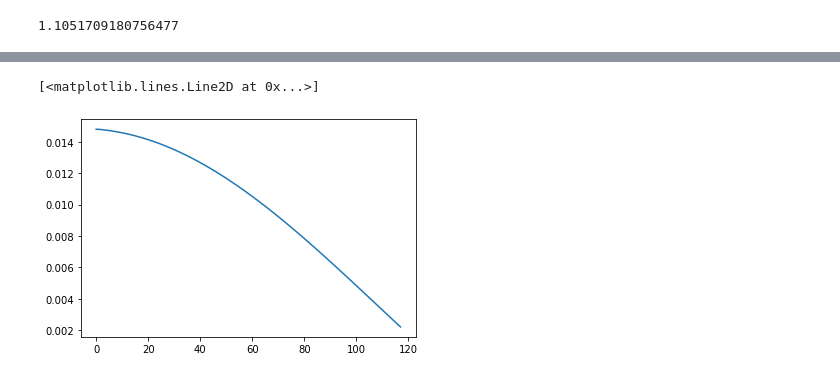
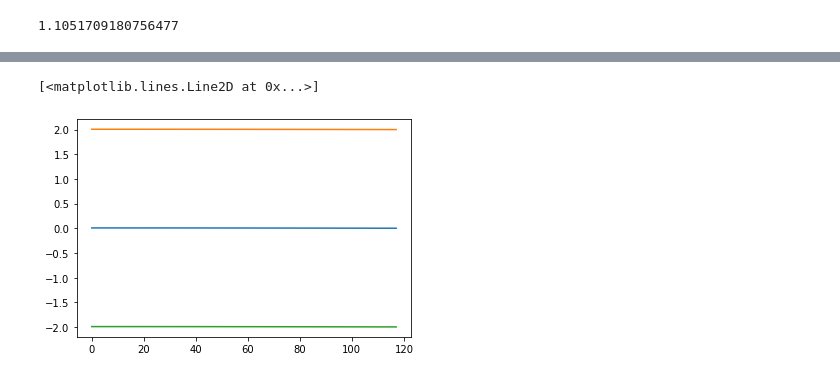
Before and after one commit to JCurran-Sebastian/BPs_for_VoC, a Jupyter notebook: voc_data.ipynb, the cells around one changed output, grey strips where cells are left out. Drawn from its saved outputs; the diff is of its cells as text; code cells hidden in the pictures.

```diff
--- a/voc_data.ipynb
+++ b/voc_data.ipynb
@@ -288,8 +288,8 @@ import sklearn.gaussian_process.kernels as sklk
 # %%
 # Parameters
 n = len(tt)
-lell = np.log(1.)
-lsig = np.log(100.)
+lell = np.log(10.)
+lsig = np.log(10.)
 lod = np.log(1.5)
 lmu = np.ones(n)
 # %%
@@ -384,0 +473,4 @@ plt.plot(tt,st.nbinom.ppf(0.975,r[0:n],p[0:n]),linestyle=':',c='r')
+# %%
+K12 = np.diff(Kmat,axis=0)
+K21 = np.diff(Kmat,axis=1)
+K11 = np.diff(K12,axis=1)
@@ -385,5 +506,10 @@ plt.plot(tt,st.nbinom.ppf(0.975,r[0:n],p[0:n]),linestyle=':',c='r')
+# %%
+ss = np.sqrt(np.diag(K11))
 # %%
-plt.plot(np.diff(xhats[0:n])) # r estimate - this should be Laplace approx'd (could just do 5 point on each)
+rr = np.diff(xhats[0:n])
+plt.plot(rr) # r estimate - this should be Laplace approx'd (could just do 5 point on each)
+plt.plot(rr+2.*ss)
+plt.plot(rr-2.*ss)
 # %% [output]
 [<matplotlib.lines.Line2D at 0x...>]
-[figure, old version]
+[figure, new version]
```
Also changed, not shown: parts of 16 cells of this notebook.
